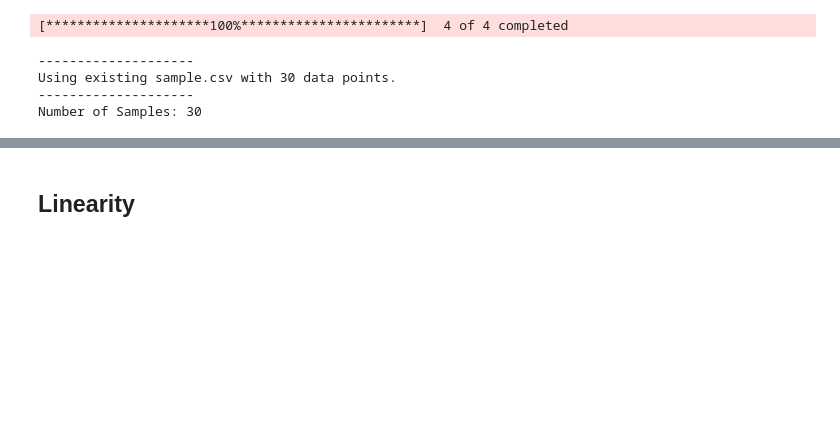
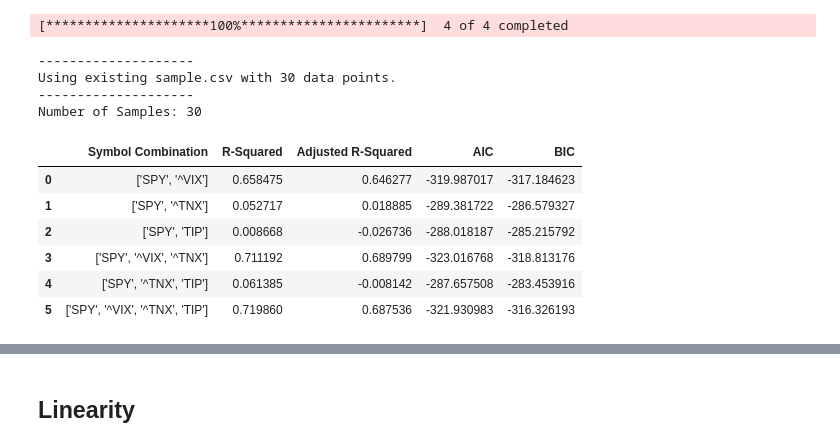
Before and after one commit to FilBillions/multilinear_regression, a Jupyter notebook: MultiLinear_Regression.ipynb, the cells around one changed output, grey strips where cells are left out. Cells and saved outputs as stored; diff of their text form; code cells hidden in the pictures; blank space fills up the shorter version.

Commit message:
started goodness of fit

```diff
--- a/MultiLinear_Regression.ipynb
+++ b/MultiLinear_Regression.ipynb
@@ -22,6 +22,16 @@ YF.download() has changed argument auto_adjust default to True
 Using existing sample.csv with 30 data points.
 --------------------
 Number of Samples: 30
+# %%
+test.goodness_of_fit()
+# %% [output]
+|  | Symbol Combination | R-Squared | Adjusted R-Squared | AIC | BIC |
+| 0 | ['SPY', '^VIX'] | 0.658475 | 0.646277 | -319.987017 | -317.184623 |
+| 1 | ['SPY', '^TNX'] | 0.052717 | 0.018885 | -289.381722 | -286.579327 |
+| 2 | ['SPY', 'TIP'] | 0.008668 | -0.026736 | -288.018187 | -285.215792 |
+| 3 | ['SPY', '^VIX', '^TNX'] | 0.711192 | 0.689799 | -323.016768 | -318.813176 |
+| 4 | ['SPY', '^TNX', 'TIP'] | 0.061385 | -0.008142 | -287.657508 | -283.453916 |
+| 5 | ['SPY', '^VIX', '^TNX', 'TIP'] | 0.719860 | 0.687536 | -321.930983 | -316.326193 |
 # %%
 test.return_coefficients(r_table=True)
 # %% [output]
```
Also changed, not shown: parts of 6 cells of this notebook, 1 other file.
